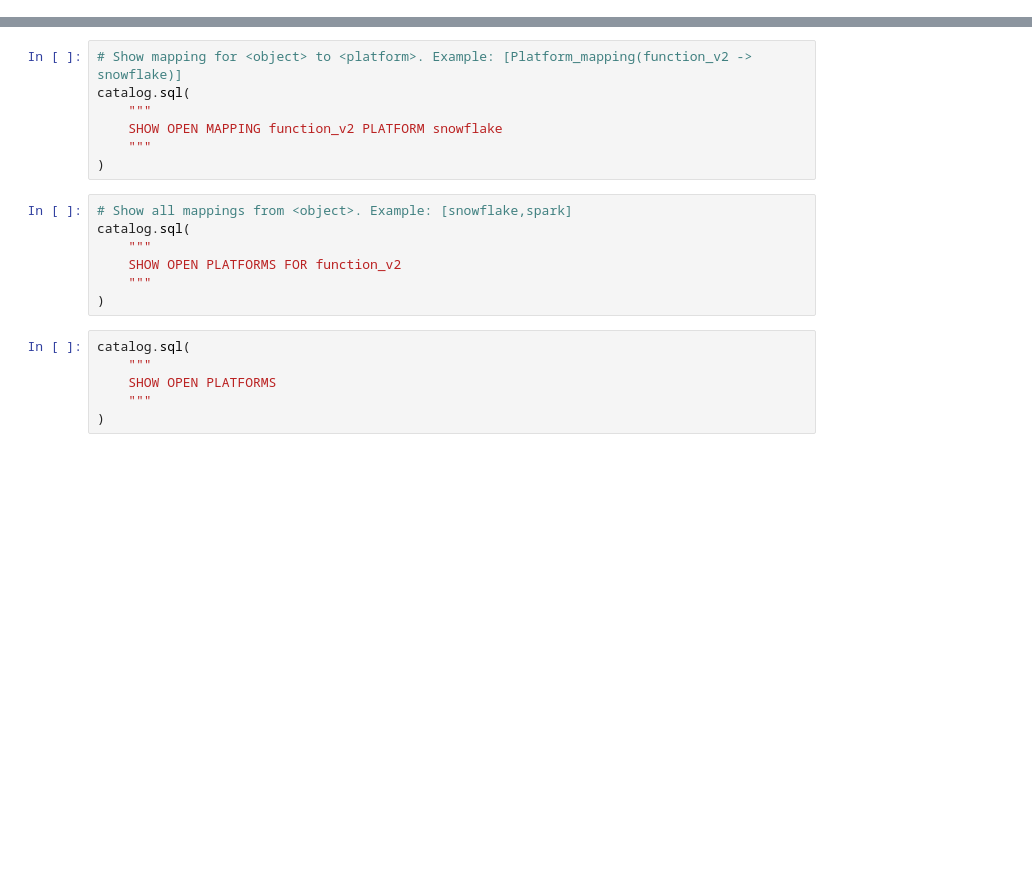
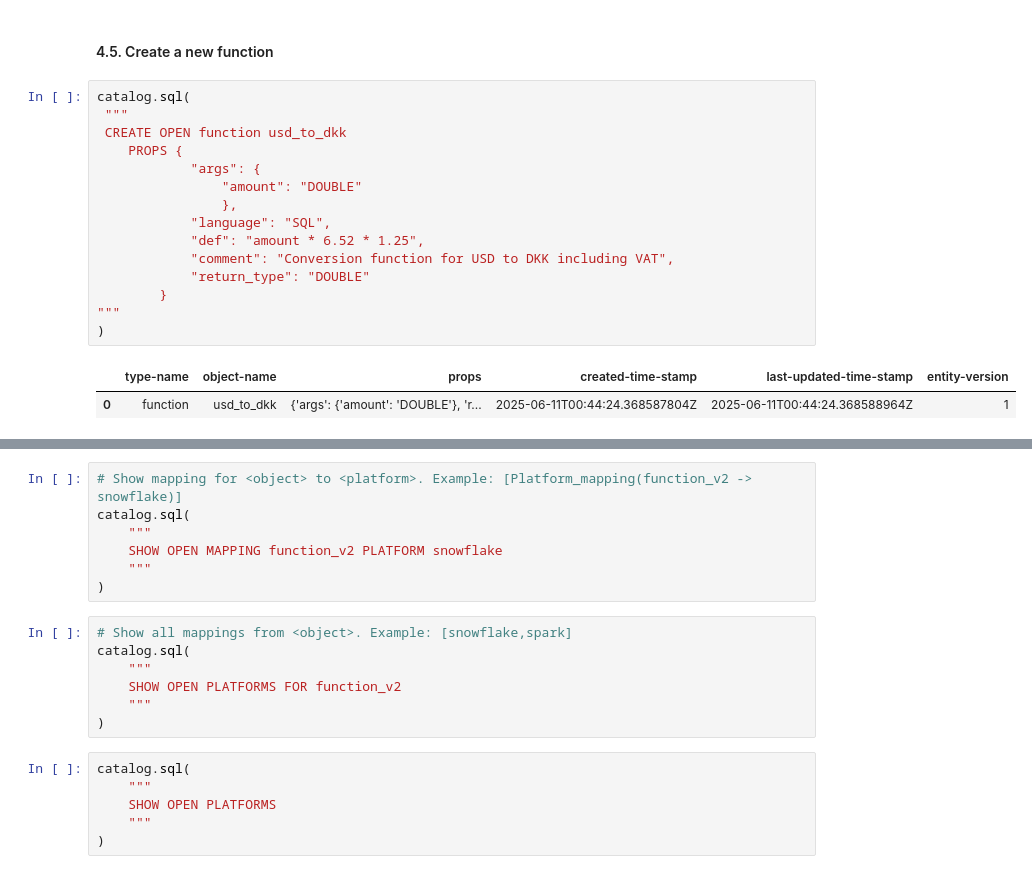
Before and after one commit to msc-open-metadata/polaris-boot, a Jupyter notebook: polaris-spark-local-postgres/notebooks/iceberg-spark-opendic-getting-started.ipynb, the cells around one changed output, grey strips where cells are left out. Drawn from its saved outputs; the diff is of its cells as text; blank space fills up the shorter version.

```diff
--- a/polaris-spark-local-postgres/notebooks/iceberg-spark-opendic-getting-started.ipynb
+++ b/polaris-spark-local-postgres/notebooks/iceberg-spark-opendic-getting-started.ipynb
@@ -182,0 +215,20 @@ catalog.sql(
+# %% [markdown]
+#### 4.5. Create a new function
+# %%
+catalog.sql(
+ """
+ CREATE OPEN function usd_to_dkk
+    PROPS {
+            "args": {
+                "amount": "DOUBLE"
+                },
+            "language": "SQL",
+            "def": "amount * 6.52 * 1.25",
+            "comment": "Conversion function for USD to DKK including VAT",
+            "return_type": "DOUBLE"
+        }
+"""
+)
+# %% [output]
+|  | type-name | object-name | props | created-time-stamp | last-updated-time-stamp | entity-version |
+| 0 | function | usd_to_dkk | {'args': {'amount': 'DOUBLE'}, 'r... | 2025-06-11T00:44:24.368587804Z | 2025-06-11T00:44:24.368588964Z | 1 |
```
Also changed, not shown: parts of 98 cells of this notebook, 2 other files.
